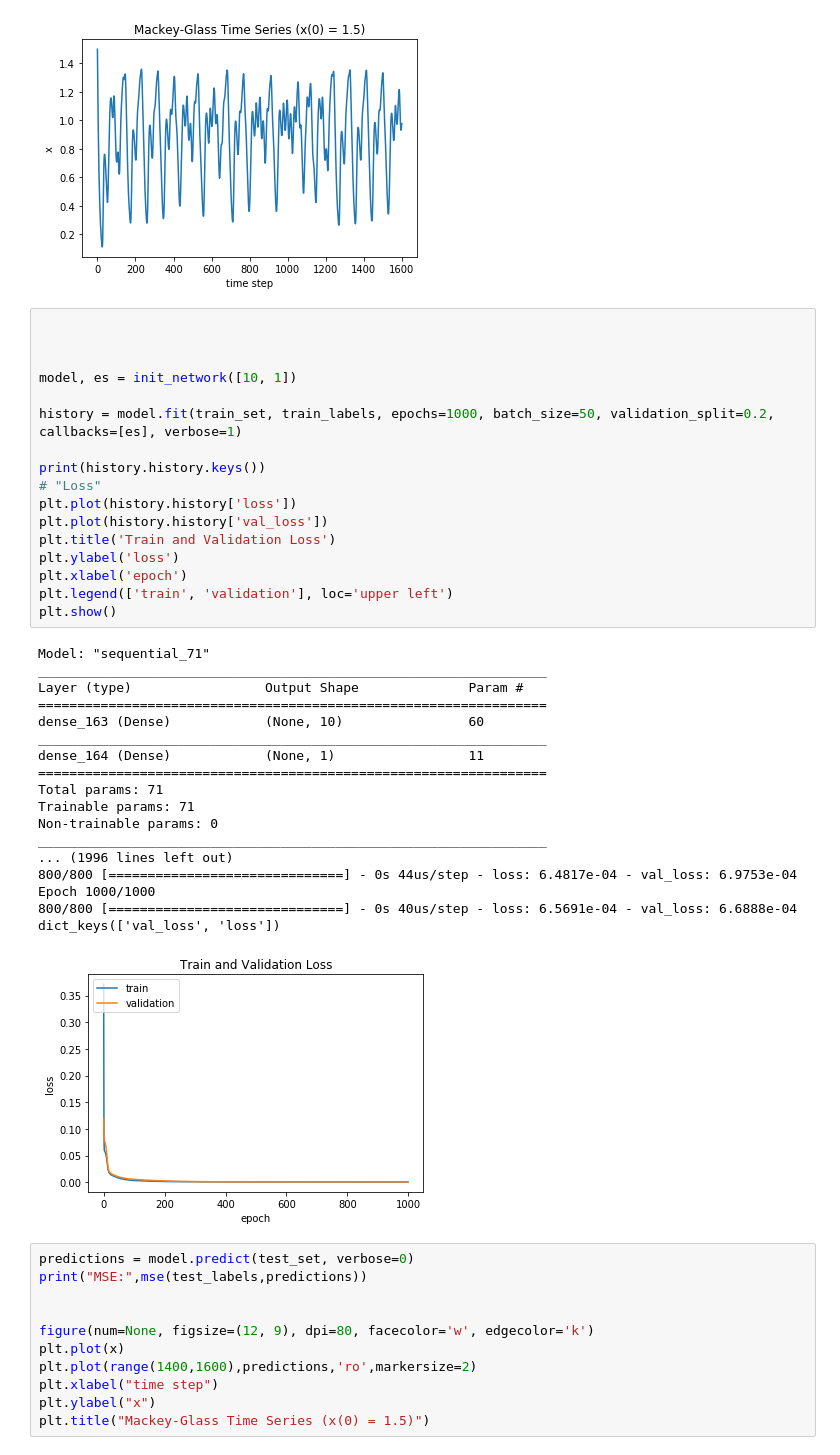
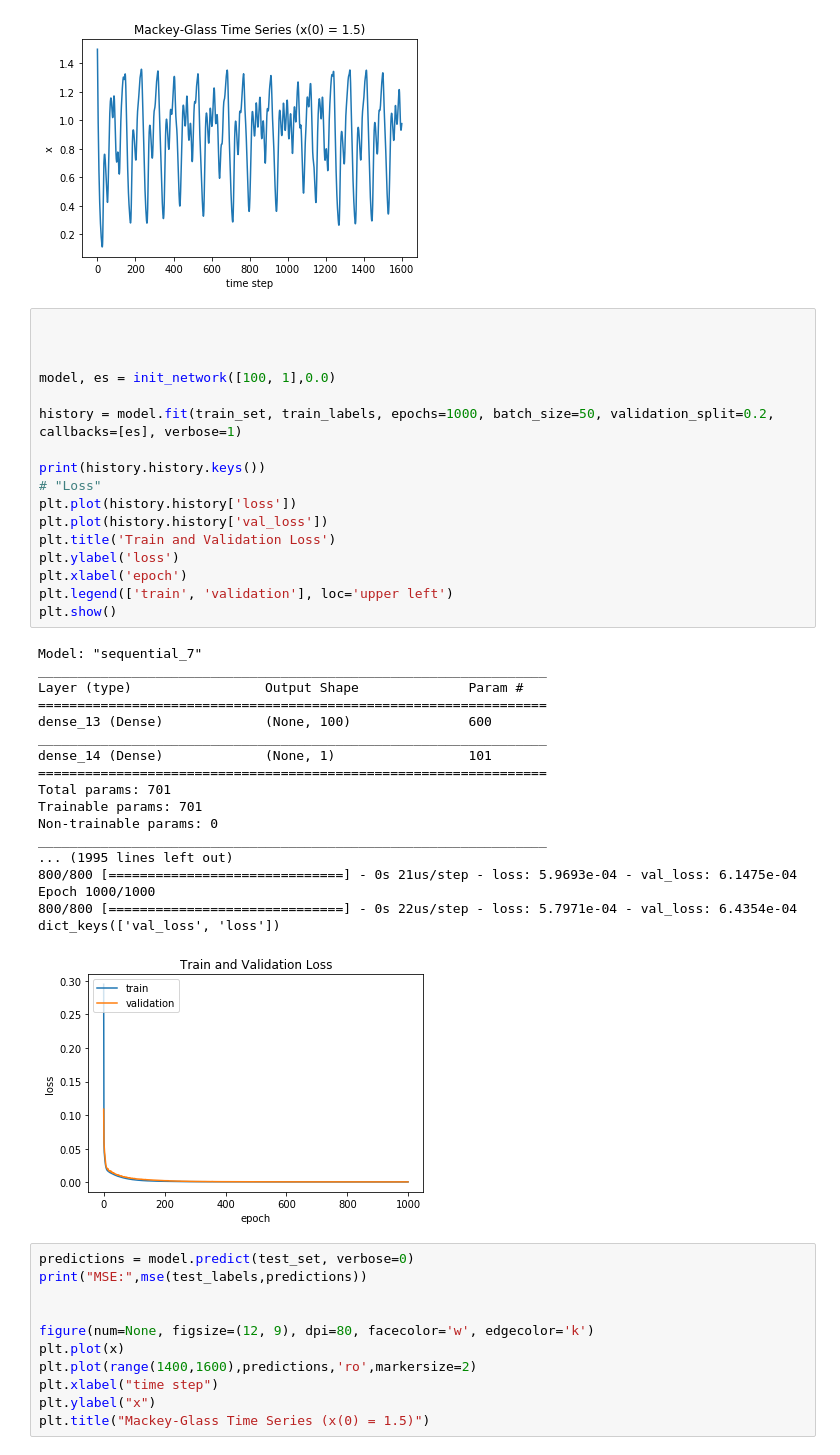
Before and after one commit to griiak/ANN-Assignment1-GS, a Jupyter notebook: A1/A1Part1.ipynb, the cells around one changed output. Cells and saved outputs as stored; diff of their text form.

```diff
--- a/A1/A1Part1.ipynb
+++ b/A1/A1Part1.ipynb
@@ -720,39 +720,39 @@ Text(0.5, 1.0, 'Mackey-Glass Time Series (x(0) = 1.5)')
 # %%
 
 
 
-model, es = init_network([10, 1])
+model, es = init_network([100, 1],0.0)
 
 history = model.fit(train_set, train_labels, epochs=1000, batch_size=50, validation_split=0.2,  callbacks=[es], verbose=1)
 
 print(history.history.keys())
 # "Loss"
 plt.plot(history.history['loss'])
 plt.plot(history.history['val_loss'])
 plt.title('Train and Validation Loss')
 plt.ylabel('loss')
 plt.xlabel('epoch')
 plt.legend(['train', 'validation'], loc='upper left')
 plt.show()
 # %% [output]
-Model: "sequential_71"
+Model: "sequential_7"
 _________________________________________________________________
 Layer (type)                 Output Shape              Param #
 =================================================================
-dense_163 (Dense)            (None, 10)                60
+dense_13 (Dense)             (None, 100)               600
 _________________________________________________________________
-dense_164 (Dense)            (None, 1)                 11
+dense_14 (Dense)             (None, 1)                 101
 =================================================================
-Total params: 71
-Trainable params: 71
+Total params: 701
+Trainable params: 701
 Non-trainable params: 0
 _________________________________________________________________
-... (1996 lines left out)
-800/800 [==============================] - 0s 44us/step - loss: 6.4817e-04 - val_loss: 6.9753e-04
+... (1995 lines left out)
+800/800 [==============================] - 0s 21us/step - loss: 5.9693e-04 - val_loss: 6.1475e-04
 Epoch 1000/1000
-800/800 [==============================] - 0s 40us/step - loss: 6.5691e-04 - val_loss: 6.6888e-04
+800/800 [==============================] - 0s 22us/step - loss: 5.7971e-04 - val_loss: 6.4354e-04
 dict_keys(['val_loss', 'loss'])
-[figure, old version]
+[figure, new version]
 # %%
 predictions = model.predict(test_set, verbose=0)
 print("MSE:",mse(test_labels,predictions))
```
Also changed, not shown: parts of 1 cell of this notebook, 1 other file.
